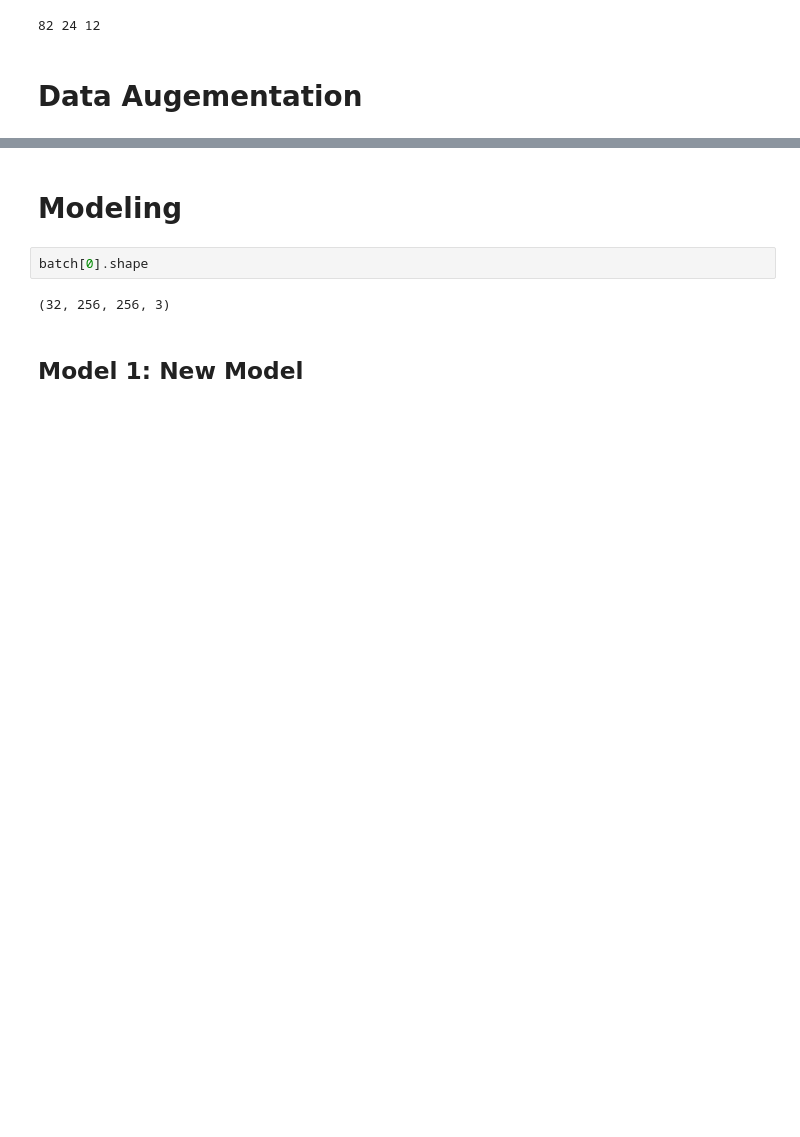
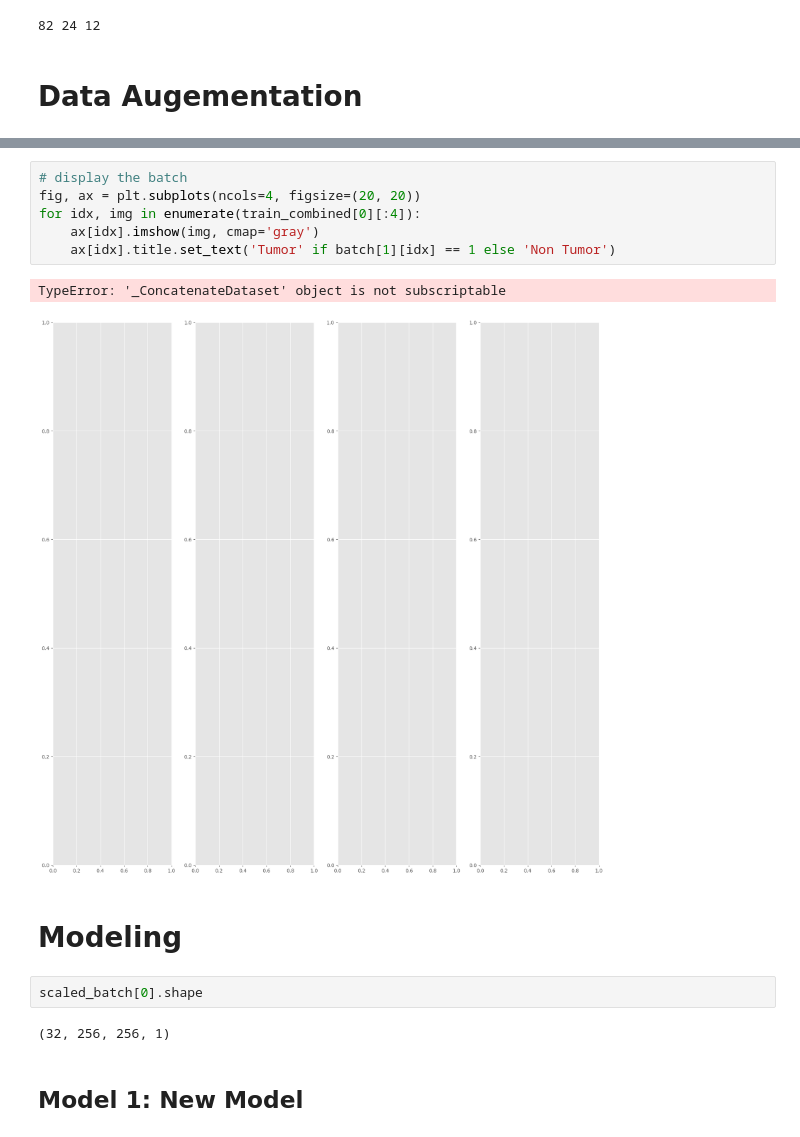
Before and after one commit to grahanoi/classifier_brain_tumor, a Jupyter notebook: main.ipynb, the cells around one changed output, grey strips where cells are left out. Drawn from its saved outputs; the diff is of its cells as text; blank space fills up the shorter version.

```diff
--- a/main.ipynb
+++ b/main.ipynb
@@ -217,9 +226,18 @@ train = train.map(lambda x, y: (train_data_augmentation(x, training=True), y))
+# %%
+# display the batch
+fig, ax = plt.subplots(ncols=4, figsize=(20, 20))
+for idx, img in enumerate(train_combined[0][:4]):
+    ax[idx].imshow(img, cmap='gray')
+    ax[idx].title.set_text('Tumor' if batch[1][idx] == 1 else 'Non Tumor')
+# %% [output]
+TypeError: '_ConcatenateDataset' object is not subscriptable
+[figure, added]
 # %% [markdown]
 # Modeling
 # %%
-batch[0].shape
+scaled_batch[0].shape
 # %% [output]
-(32, 256, 256, 3)
+(32, 256, 256, 1)
 # %% [markdown]
 ## Model 1: New Model
 # %%
```
Also changed, not shown: parts of 5 cells of this notebook.
